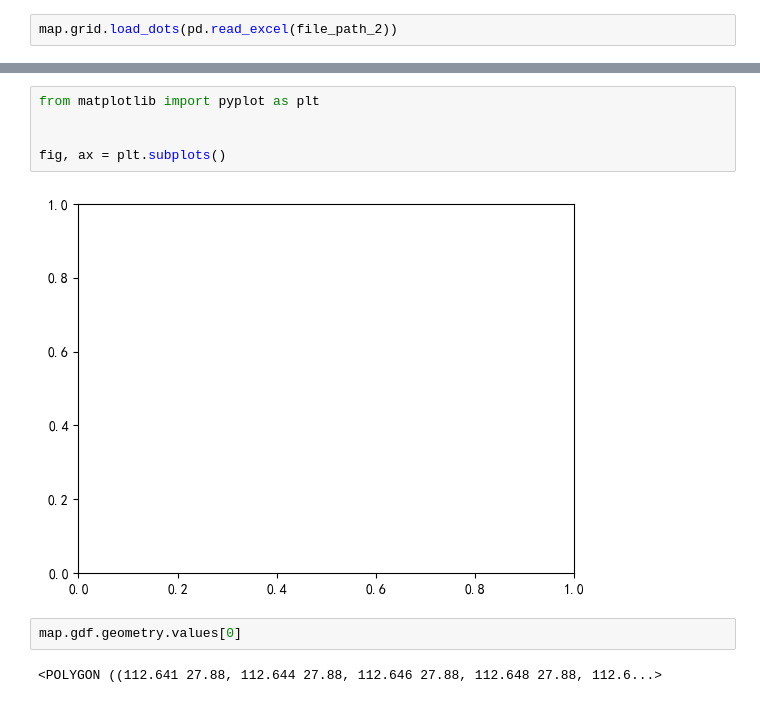
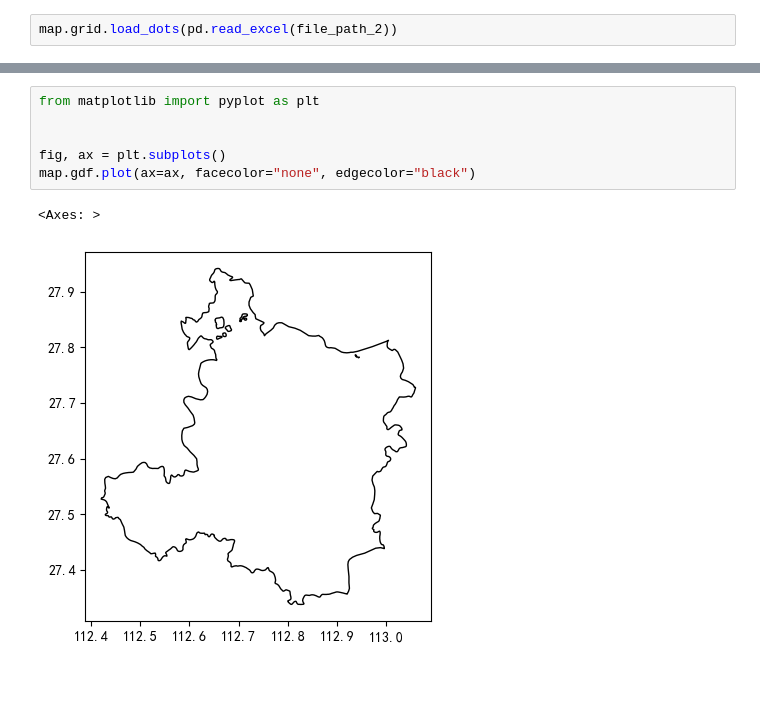
Before and after one commit to Altoria-276/agricultural-decision-system, a Jupyter notebook: test.ipynb, the cells around one changed output, grey strips where cells are left out. Cells and saved outputs as stored; diff of their text form.

```diff
--- a/test.ipynb
+++ b/test.ipynb
@@ -35,11 +30,9 @@ Dot(lon=112.76830000000001, lat=27.607, params={'La': 0.21094790000000002, 'Fe':
 # %%
 from matplotlib import pyplot as plt
 
 
 fig, ax = plt.subplots()
+map.gdf.plot(ax=ax, facecolor="none", edgecolor="black")
 # %% [output]
+<Axes: >
-[figure, old version]
+[figure, new version]
-# %%
-map.gdf.geometry.values[0]
-# %% [output]
-<POLYGON ((112.641 27.88, 112.644 27.88, 112.646 27.88, 112.648 27.88, 112.6...>
```
Also changed, not shown: parts of 12 cells of this notebook, 2 other files.
